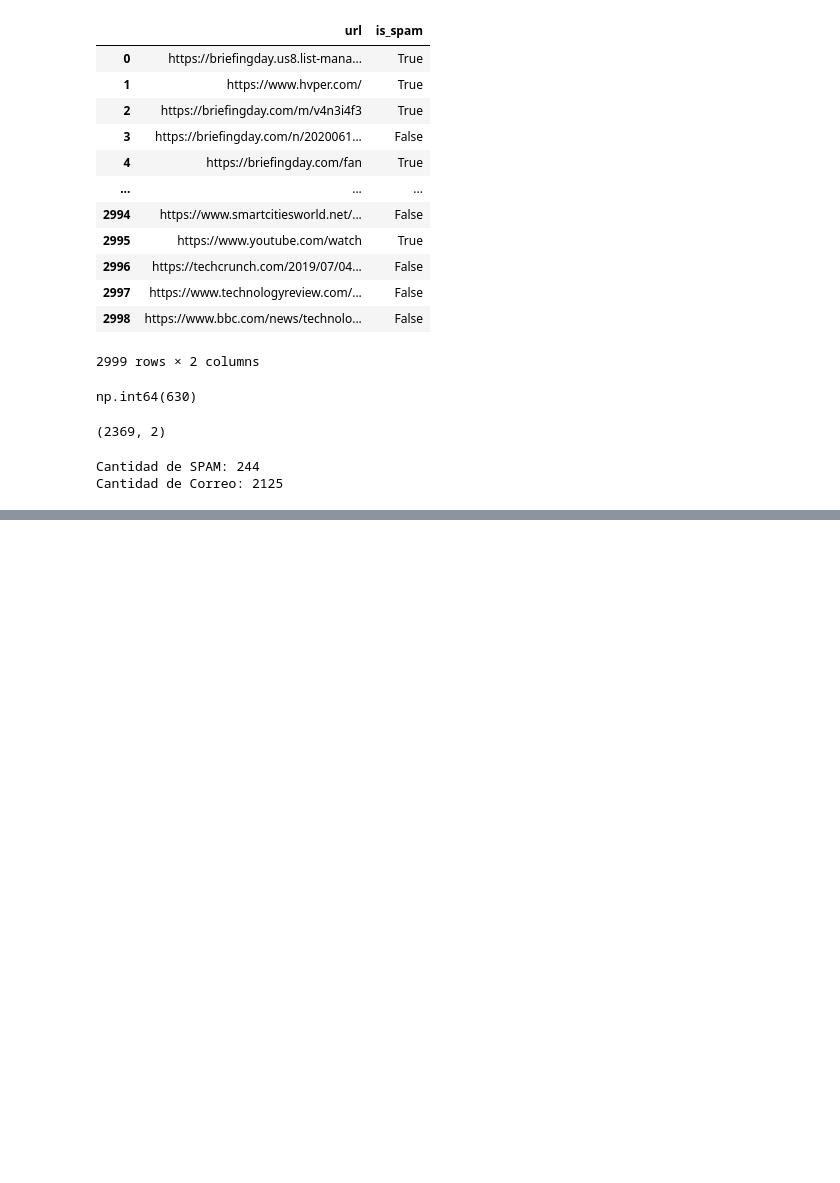
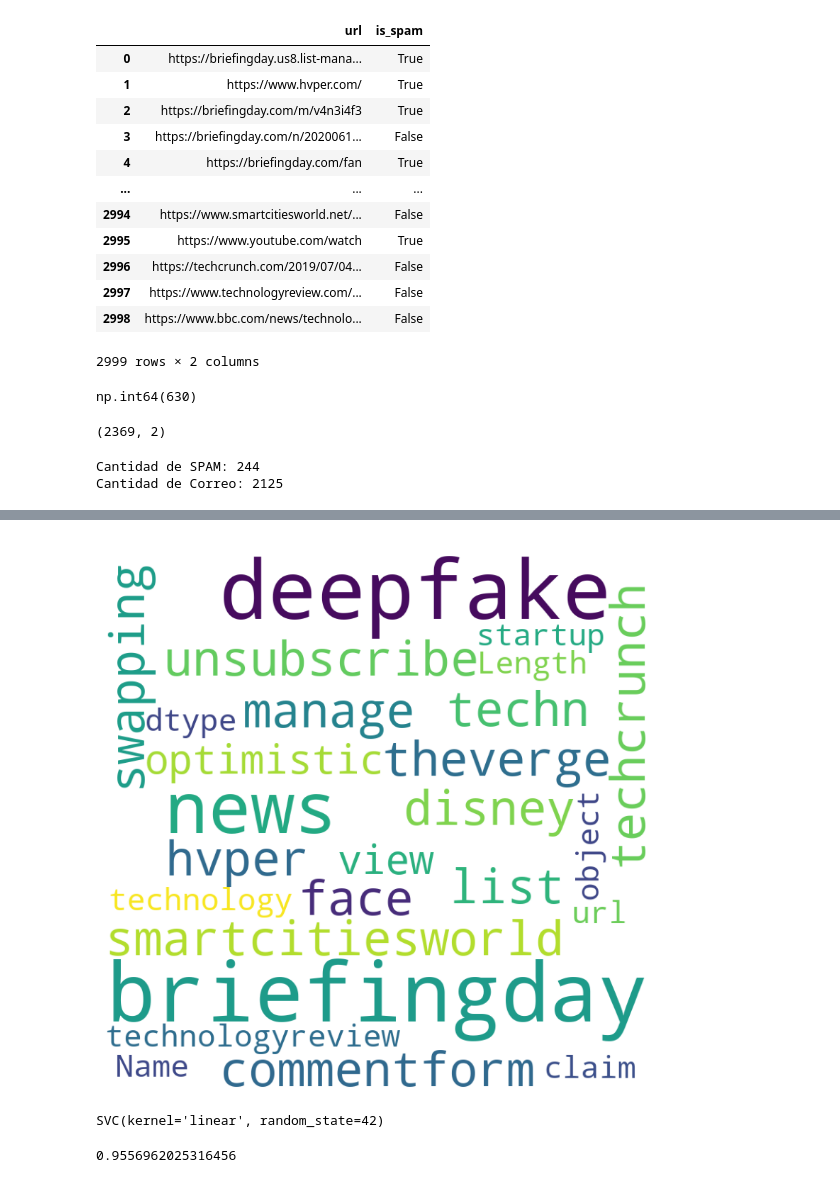
Before and after one commit to jayc888/NLP-JAYC888, a Jupyter notebook: src/explore.ipynb, the cells around one changed output, grey strips where cells are left out. Saved outputs shown, nothing was run; the diff lists cells and outputs as text; code cells hidden in the pictures; blank space fills up the shorter version.

```diff
--- a/src/explore.ipynb
+++ b/src/explore.ipynb
@@ -55,3 +55,5 @@ def preprocess_text(text):
     text = re.sub("&lt;/?.*?&gt;"," &lt;&gt; ", text)
 
     return text.split()
+# %%
+df['url'] = df['url'].apply(preprocess_text)
@@ -57,0 +76,21 @@ def preprocess_text(text):
+# %%
+from nltk import download
+from nltk.corpus import stopwords
+from nltk.stem import WordNetLemmatizer
+
+download('wordnet')
+download('stopwords')
+
+lemmatizer = WordNetLemmatizer()
+stop_words = set(stopwords.words('english'))
+stop_words.add('com')  # Agregar 'com' a las palabras de parada
+stop_words.add('http')  # Agregar 'http' a las palabras de parada
+stop_words.add('https')  # Agregar 'https' a las palabras de parada
+
+def lemmatize_text(text,lemmatizer=lemmatizer, stop_words=stop_words):
+    tokens =[lemmatizer.lemmatize(word) for word in text if word not in stop_words]
+    tokens = [word for word in tokens if len(word) > 3]  # Eliminar palabras de un solo carácter
+    tokens = [word for word in tokens if word not in stop_words]  # Eliminar palabras de parada
+    return tokens
+
+df['url'] = df['url'].apply(lemmatize_text)
@@ -57,0 +117,12 @@ def preprocess_text(text):
+# %%
+import matplotlib.pyplot as plt
+from wordcloud import WordCloud
+
+wordcloud = WordCloud(width=800, height=800, random_state=42, background_color='white', max_words=200, min_font_size=20).generate(str(df.url))
+
+fig = plt.figure(figsize=(10, 10))
+plt.imshow(wordcloud)
+plt.axis("off")
+plt.show()
+# %% [output]
+[figure, added]
@@ -57,0 +145,13 @@ def preprocess_text(text):
+# %%
+from sklearn.svm import SVC
+
+model = SVC(kernel='linear', C=1.0, random_state=42)
+model.fit(X_train_vectorized, y_train)
+# %% [output]
+SVC(kernel='linear', random_state=42)
+# %%
+y_pred = model.predict(X_test_vectorized)
+from sklearn.metrics import accuracy_score
+accuracy_score(y_test, y_pred)
+# %% [output]
+0.9556962025316456
```
Also changed, not shown: parts of 5 cells of this notebook, 1 other file.
